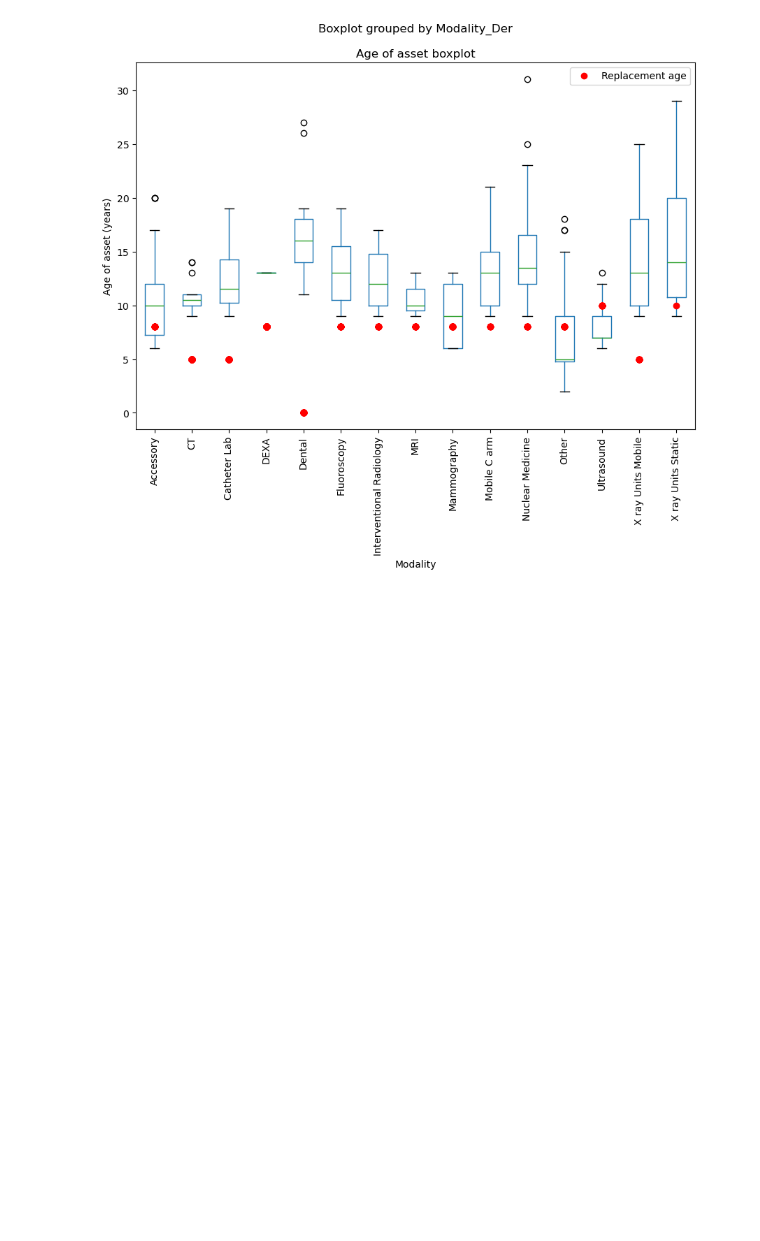
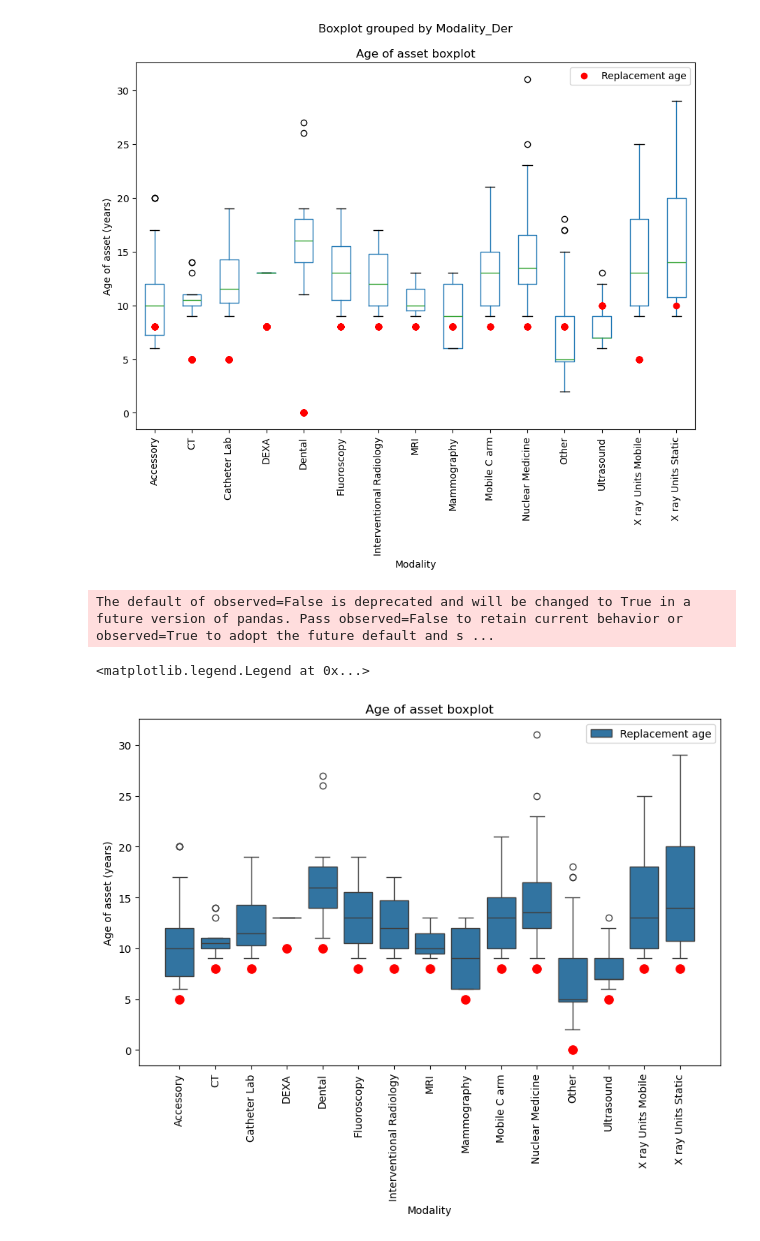
Before and after one commit to martindata999/imaging-assets-replacement, a Jupyter notebook: imaging-asset-replacement.ipynb, the cells around one changed output. Saved outputs shown, nothing was run; the diff lists cells and outputs as text; code cells hidden in the pictures; blank space fills up the shorter version.

Commit message:
Further boxplots fix

```diff
--- a/imaging-asset-replacement.ipynb
+++ b/imaging-asset-replacement.ipynb
@@ -419,3 +419,34 @@ ax.legend()
 plt.show()
 # %% [output]
 [figure]
+# %%
+# Calculate avg replacement age (for scatter plot purpose)
+average_replacement_schedule = df.groupby('Modality_Der')['replacement_schedule'].mean().reset_index()
+
+# Sort data by Modality_Der alphabetically
+df['Modality_Der'] = pd.Categorical(df['Modality_Der'], categories=sorted(df['Modality_Der'].unique()), ordered=True)
+
+# Create figure and axis
+fig, ax = plt.subplots(figsize=(10, 6))
+
+# Plot boxplot
+sns.boxplot(x='Modality_Der', y='Age', data=df, ax=ax)
+
+# Rotate x labels
+plt.xticks(rotation=90)
+
+# Plot replacement schedule as red dots
+sns.scatterplot(x='Modality_Der', y='replacement_schedule', data=average_replacement_schedule,
+                color='red', s=100, marker='o', ax=ax)
+
+# Set plot title and labels
+ax.set_xlabel("Modality")
+ax.set_ylabel("Age of asset (years)")
+ax.set_title("Age of asset boxplot")
+ax.legend(['Replacement age'])
+
+# Show plot
+# %% [output]
+The default of observed=False is deprecated and will be changed to True in a future version of pandas. Pass observed=False to retain current behavior or observed=True to adopt the future default and s ...
+<matplotlib.legend.Legend at 0x...>
+[figure, added]
```
Also changed, not shown: parts of 1 cell of this notebook.
